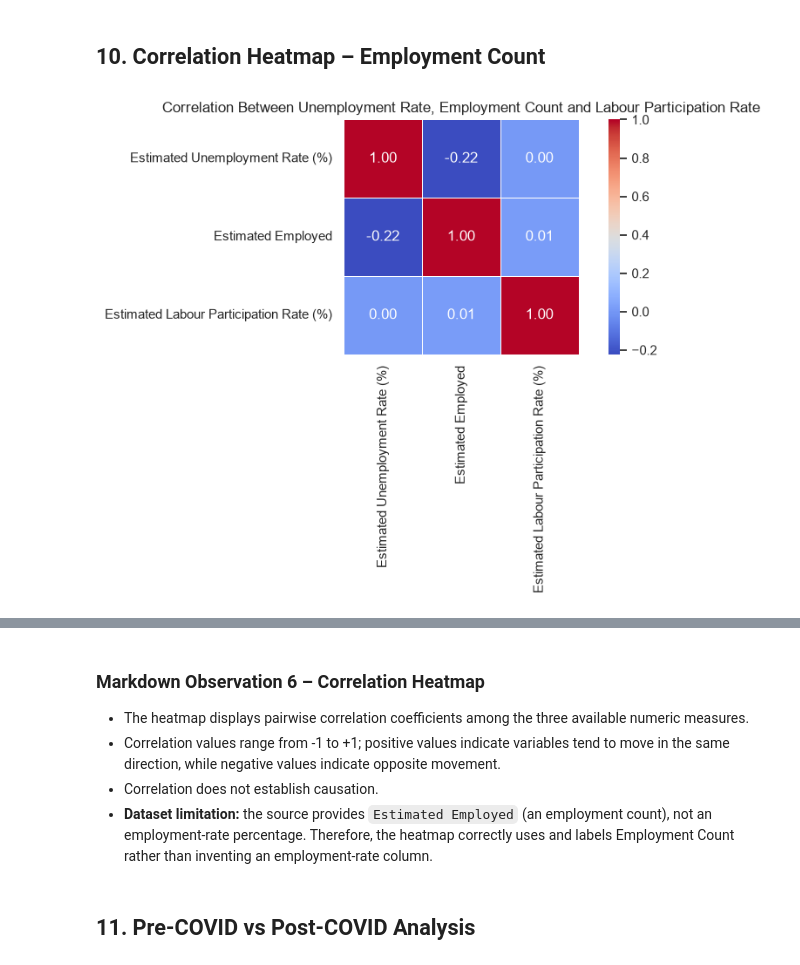
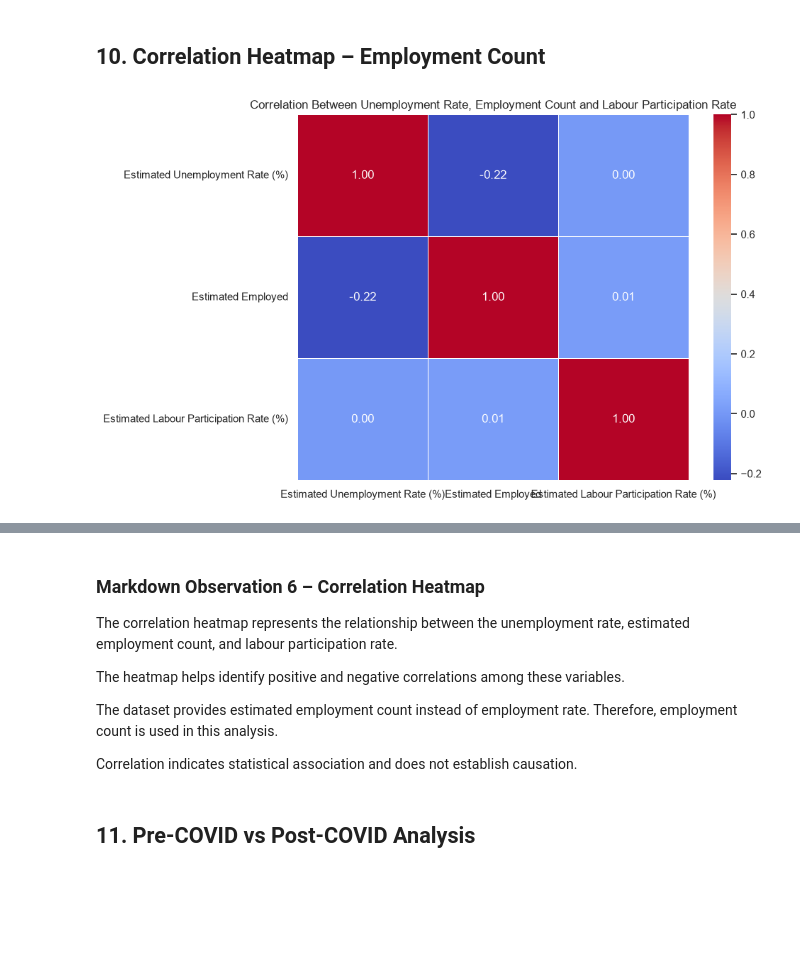
Before and after one commit to ChaudhariUtkarsh/2.Unemployment_Analysis, a Jupyter notebook: Unemployment_Analysis.ipynb, the cells around one changed output, grey strips where cells are left out. Drawn from its saved outputs; the diff is of its cells as text; code cells hidden in the pictures; blank space fills up the shorter version.

```diff
--- a/Unemployment_Analysis.ipynb
+++ b/Unemployment_Analysis.ipynb
@@ -101,11 +114,10 @@ Duplicate rows: 27
 # %% [markdown]
 ## 5. Data Cleaning and Type Conversion
 # %%
-df = raw_df.copy()
-
-# Remove extra spaces from column names and text values
+# Remove extra spaces from column names
 df.columns = df.columns.astype(str).str.strip()
 
+# Remove extra spaces from text values
 for column in df.select_dtypes(include="object").columns:
     df[column] = df[column].apply(lambda value: value.strip() if isinstance(value, str) else value)
 
@@ -117,18 +129,28 @@ numeric_columns = ["Estimated Unemployment Rate (%)", "Estimated Employed", "Est
 for column in numeric_columns:
     df[column] = pd.to_numeric(df[column], errors="coerce")
 
-# Remove rows missing required analysis fields
+# Remove rows with missing required values
 required_columns = ["Region", "Date"] + numeric_columns
 df = df.dropna(subset=required_columns)
 
 # Remove duplicate rows
 df = df.drop_duplicates().copy()
 
-# Create month column for monthly analysis
+# Create Month column
 df["Month"] = df["Date"].dt.to_period("M").dt.to_timestamp()
+
+# Sort dataset
 df = df.sort_values(["Region", "Date"]).reset_index(drop=True)
-print("Cleaning completed.")
+
+# Display cleaning results
+print("Cleaning completed!")
 print("Cleaned Shape:", df.shape)
-print("Missing values after cleaning:", df.isnull().sum().sum())
+
+print("\nMissing values after cleaning:")
+print(df.isnull().sum().sum())
+
+print("\nDuplicate rows after cleaning:")
+print(df.duplicated().sum())
+
 display(df.head())
 # %% [output]
@@ -279,13 +306,11 @@ plt.show()
 # %% [markdown]
 ## 10. Correlation Heatmap – Employment Count
 # %%
-correlation_columns = ["Estimated Unemployment Rate (%)", "Estimated Employed", "Estimated Labour Participation Rate (%)"]
-correlation_matrix = df[correlation_columns].corr(numeric_only=True)
-plt.figure(figsize=(9, 6))
-sns.heatmap(correlation_matrix, annot=True, cmap="coolwarm", fmt=".2f", linewidths=0.5, square=True)
+correlation_data = df[["Estimated Unemployment Rate (%)", "Estimated Employed", "Estimated Labour Participation Rate (%)"]].corr()
+plt.figure(figsize=(10, 6))
+sns.heatmap(correlation_data, annot=True, cmap="coolwarm", fmt=".2f", linewidths=0.5)
 plt.title("Correlation Between Unemployment Rate, Employment Count and Labour Participation Rate")
 plt.tight_layout()
 plt.show()
-display(correlation_matrix)
 # %% [output]
-[figure, old version]
+[figure, new version]
@@ -296,9 +317,12 @@ display(correlation_matrix)
 # %% [markdown]
 ### Markdown Observation 6 – Correlation Heatmap
-- The heatmap displays pairwise correlation coefficients among the three available numeric measures.
-- Correlation values range from -1 to +1; positive values indicate variables tend to move in the same direction, while negative values indicate opposite movement.
-- Correlation does not establish causation.
-- **Dataset limitation:** the source provides `Estimated Employed` (an employment count), not an employment-rate percentage. Therefore, the heatmap correctly uses and labels Employment Count rather than inventing an employment-rate column.
+The correlation heatmap represents the relationship between the unemployment rate, estimated employment count, and labour participation rate.
+
+The heatmap helps identify positive and negative correlations among these variables.
+
+The dataset provides estimated employment count instead of employment rate. Therefore, employment count is used in this analysis.
+
+Correlation indicates statistical association and does not establish causation.
 # %% [markdown]
 ## 11. Pre-COVID vs Post-COVID Analysis
 # %%
```
Also changed, not shown: parts of 9 cells of this notebook.
